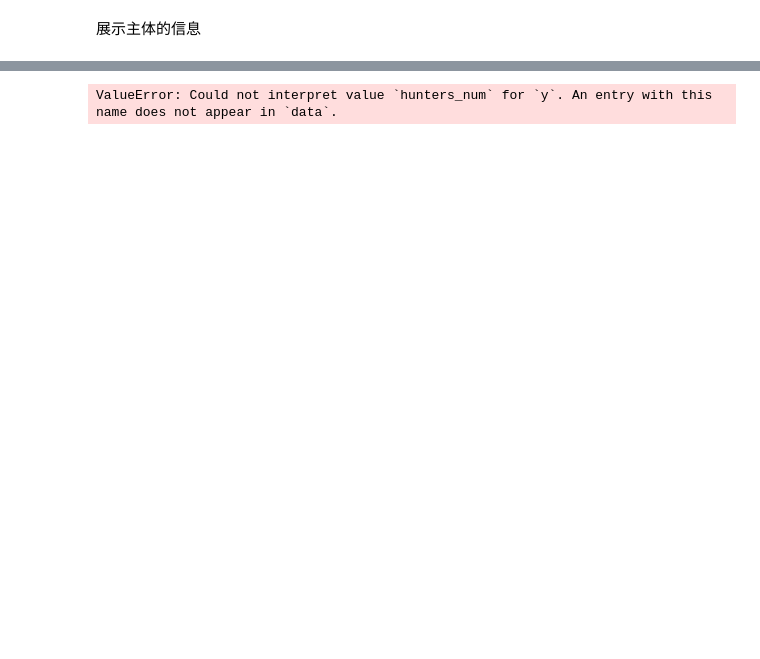
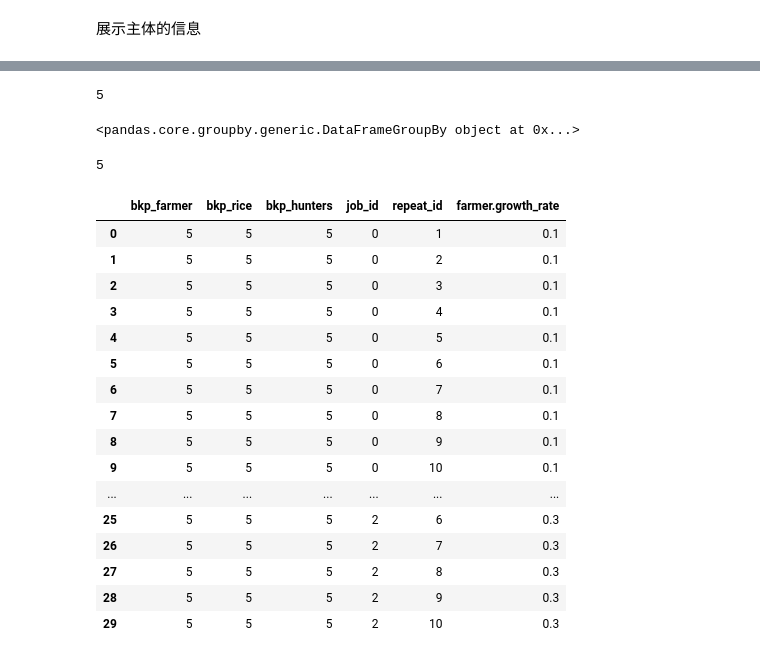
Before and after one commit to SongshGeo/South-China-Livehood-Evolution, a Jupyter notebook: docs/demo.ipynb, the cells around one changed output, grey strips where cells are left out. Cells and saved outputs as stored; diff of their text form; code cells hidden in the pictures; blank space fills up the shorter version.

```diff
--- a/docs/demo.ipynb
+++ b/docs/demo.ipynb
@@ -169,10 +171,35 @@ exp.get_model_vars_dataframe()
+# %%
+from abses_sce.analysis import detect_breakpoints
+
+detect_breakpoints(data["num_rice"], n_bkps=1)
+# %% [output]
+5
+# %%
+data.groupby(["job_id", "tick"])
+# %% [output]
+<pandas.core.groupby.generic.DataFrameGroupBy object at 0x...>
+# %%
+model_data = model.datacollector.get_model_vars_dataframe()
+detect_breakpoints(model_data["len_farmers"], n_bkps=1)
+# %% [output]
+5
 # %%
-exp.plo
+exp.summary()
+# %% [output]
+|  | bkp_farmer | bkp_rice | bkp_hunters | job_id | repeat_id | farmer.growth_rate |
+| 0 | 5 | 5 | 5 | 0 | 1 | 0.1 |
+| 1 | 5 | 5 | 5 | 0 | 2 | 0.1 |
+| 2 | 5 | 5 | 5 | 0 | 3 | 0.1 |
+| 3 | 5 | 5 | 5 | 0 | 4 | 0.1 |
+| 4 | 5 | 5 | 5 | 0 | 5 | 0.1 |
+| 5 | 5 | 5 | 5 | 0 | 6 | 0.1 |
+| 6 | 5 | 5 | 5 | 0 | 7 | 0.1 |
+| 7 | 5 | 5 | 5 | 0 | 8 | 0.1 |
+| 8 | 5 | 5 | 5 | 0 | 9 | 0.1 |
+| 9 | 5 | 5 | 5 | 0 | 10 | 0.1 |
+| ... | ... | ... | ... | ... | ... | ... |
+| 25 | 5 | 5 | 5 | 2 | 6 | 0.3 |
+| 26 | 5 | 5 | 5 | 2 | 7 | 0.3 |
+| 27 | 5 | 5 | 5 | 2 | 8 | 0.3 |
+| 28 | 5 | 5 | 5 | 2 | 9 | 0.3 |
+| 29 | 5 | 5 | 5 | 2 | 10 | 0.3 |
-# %%
-data = exp.get_model_vars_dataframe()
-
-import seaborn as sns
-
-sns.lineplot(data, x="tick", y="hunters_num", hue="job_id")
-# %% [output]
-ValueError: Could not interpret value `hunters_num` for `y`. An entry with this name does not appear in `data`.
```
Also changed, not shown: parts of 20 cells of this notebook, 3 other files.
